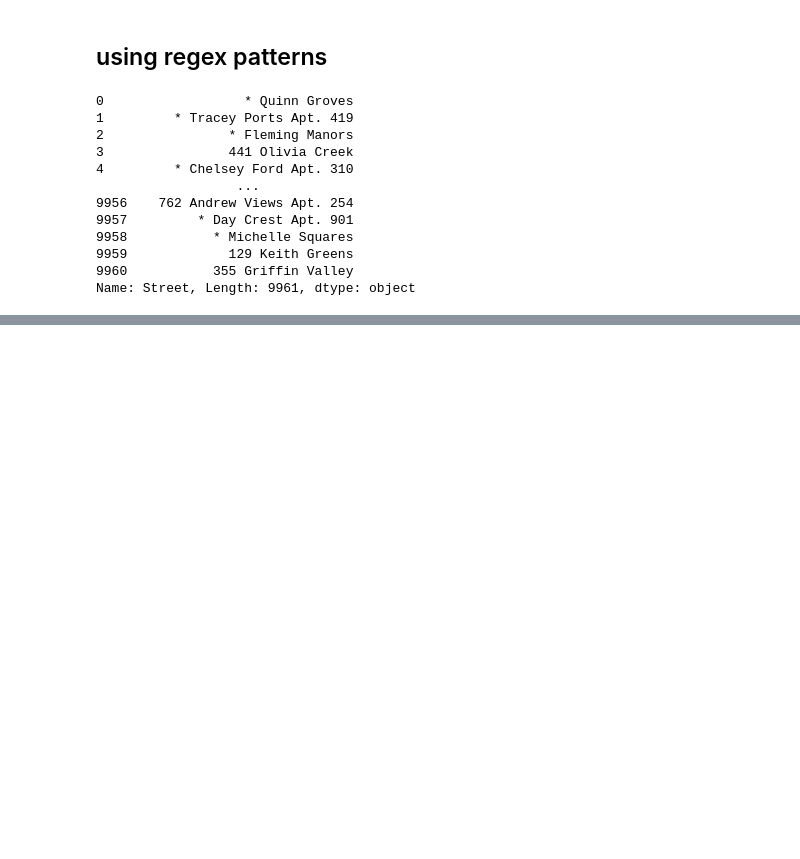
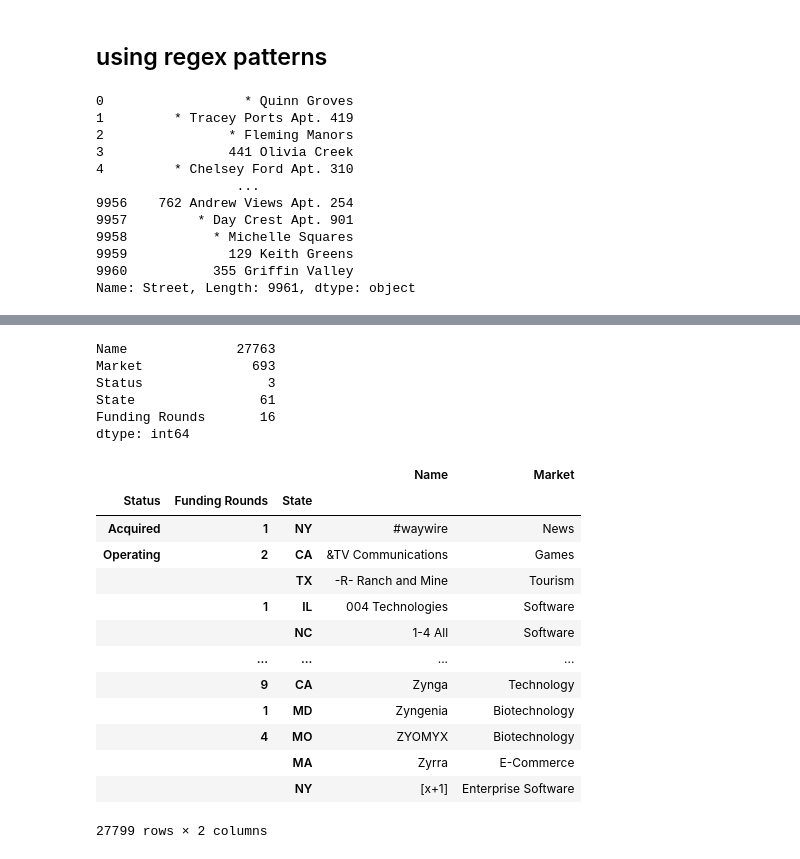
Before and after one commit to Diego195200/data_analysis, a Jupyter notebook: Pandas in action book/Coding Challenges.ipynb, the cells around one changed output, grey strips where cells are left out. Drawn from its saved outputs; the diff is of its cells as text; code cells hidden in the pictures; blank space fills up the shorter version.

```diff
--- a/Pandas in action book/Coding Challenges.ipynb
+++ b/Pandas in action book/Coding Challenges.ipynb
@@ -493,0 +517,28 @@ Name: Street, Length: 9961, dtype: object
+# %%
+investments.nunique()
+# %% [output]
+Name              27763
+Market              693
+Status                3
+State                61
+Funding Rounds       16
+dtype: int64
+# %%
+# setting the columns status, state and funding rounds as indexes
+investments = investments.set_index(keys=['Status', 'Funding Rounds', 'State'])
+investments
+# %% [output]
+|  |  |  | Name | Market |
+| Status | Funding Rounds | State |  |  |
+| Acquired | 1 | NY | #waywire | News |
+| Operating | 2 | CA | &TV Communications | Games |
+|  |  | TX | -R- Ranch and Mine | Tourism |
+|  | 1 | IL | 004 Technologies | Software |
+|  |  | NC | 1-4 All | Software |
+|  | ... | ... | ... | ... |
+|  | 9 | CA | Zynga | Technology |
+|  | 1 | MD | Zyngenia | Biotechnology |
+|  | 4 | MO | ZYOMYX | Biotechnology |
+|  |  | MA | Zyrra | E-Commerce |
+|  |  | NY | [x+1] | Enterprise Software |
+27799 rows × 2 columns
```
Also changed, not shown: parts of 15 cells of this notebook, 2 other files.
